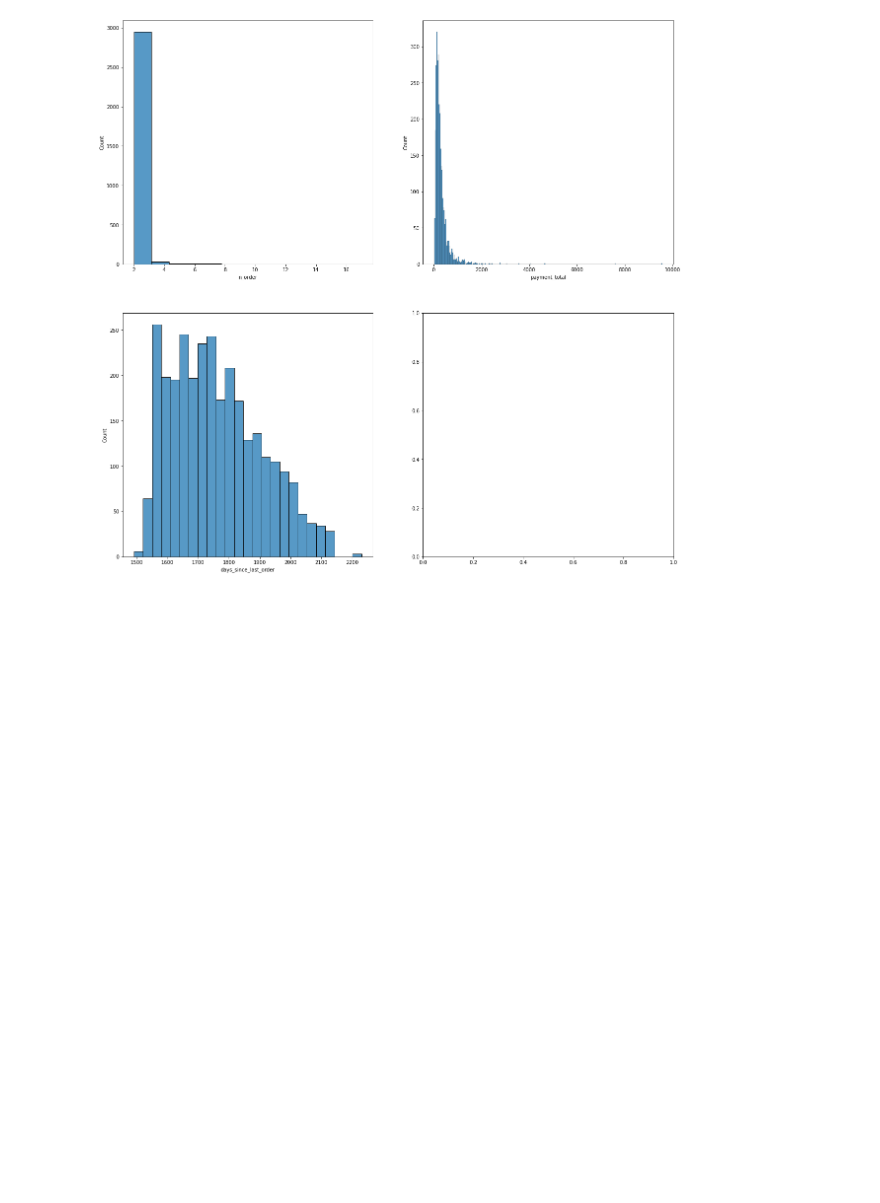
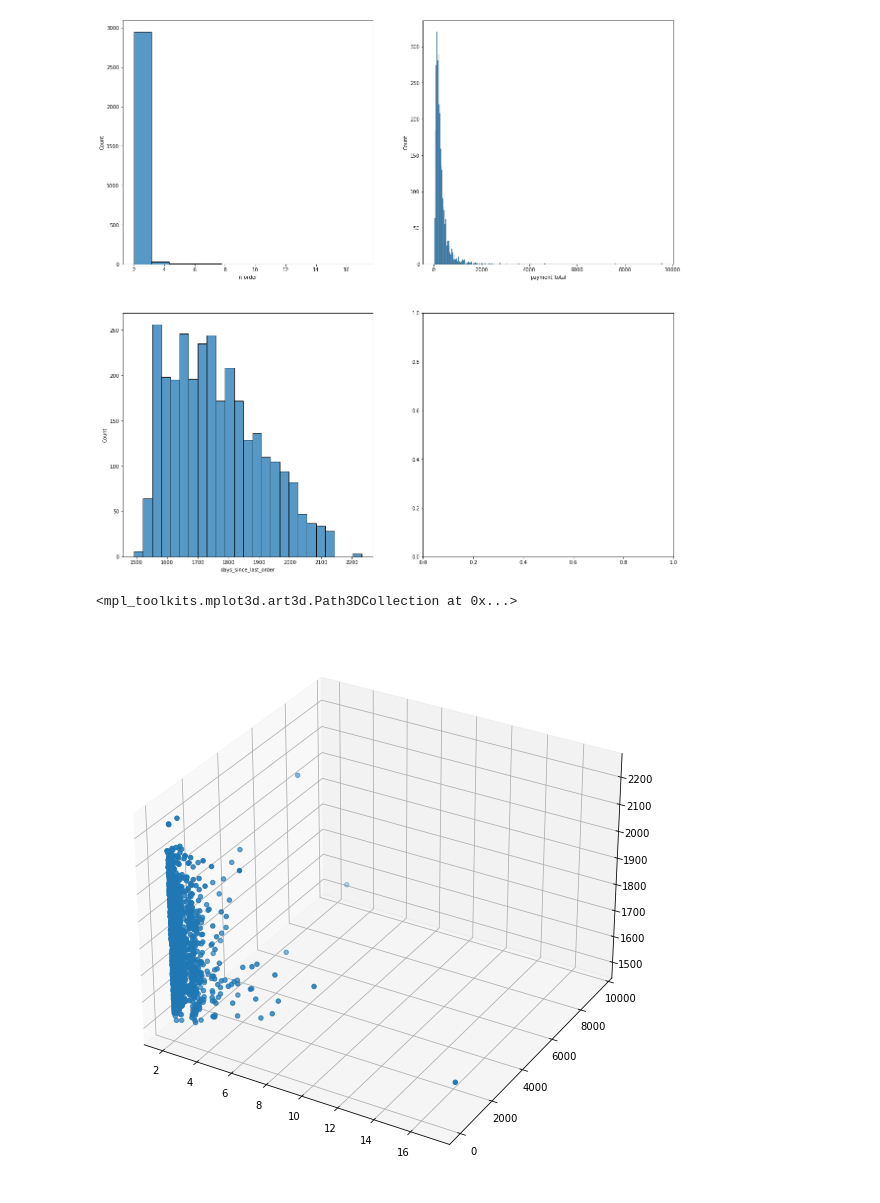
Before and after one commit to NicoJanko/Projet_5_OPC, a Jupyter notebook: Projet5_Explo.ipynb, the cells around one changed output. Cells and saved outputs as stored; diff of their text form; code cells hidden in the pictures; blank space fills up the shorter version.

```diff
--- a/Projet5_Explo.ipynb
+++ b/Projet5_Explo.ipynb
@@ -50,7 +50,7 @@ None
 multi_cust_df = dfs[0][dfs[0].groupby('customer_unique_id').customer_unique_id.transform('count') > 1]
 
 #get their customer_id
-multi_custom = multi_custom[['customer_id','customer_unique_id']]
+multi_custom = multi_cust_df[['customer_id','customer_unique_id']]
 multi_id = multi_custom['customer_id']
 multi_uni_id = multi_custom['customer_unique_id']
 #get their order_id
@@ -144,0 +143,7 @@ md_df.to_csv('md_df.csv', index = False)
+# %%
+fig = plt.figure(figsize=(10,10))
+ax = fig.add_subplot(111, projection='3d')
+ax.scatter(md_df.iloc[:,0],md_df.iloc[:,1],md_df.iloc[:,2])
+# %% [output]
+<mpl_toolkits.mplot3d.art3d.Path3DCollection at 0x...>
+[figure, added]
```
Also changed, not shown: parts of 9 cells of this notebook, 1 other file.
